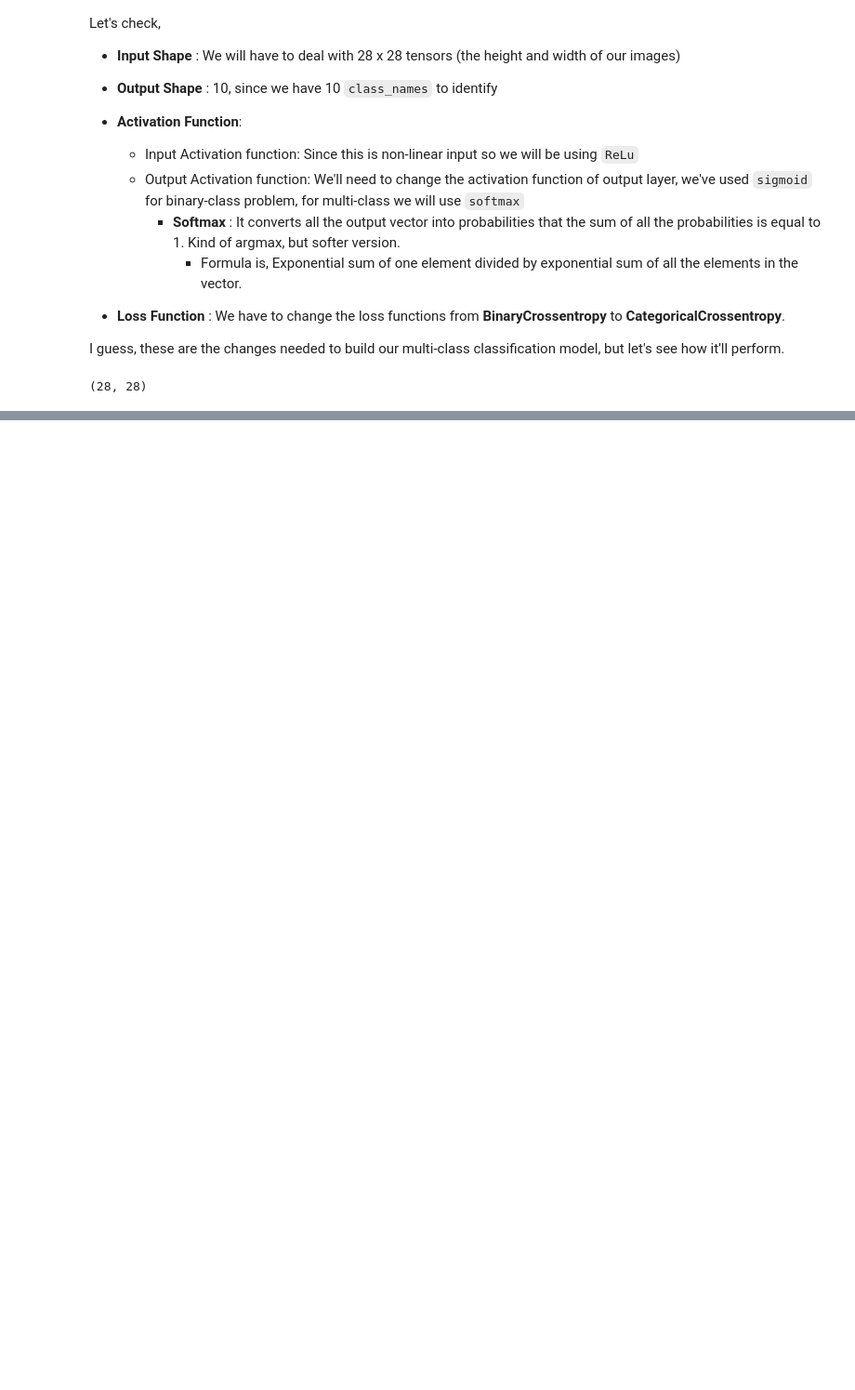
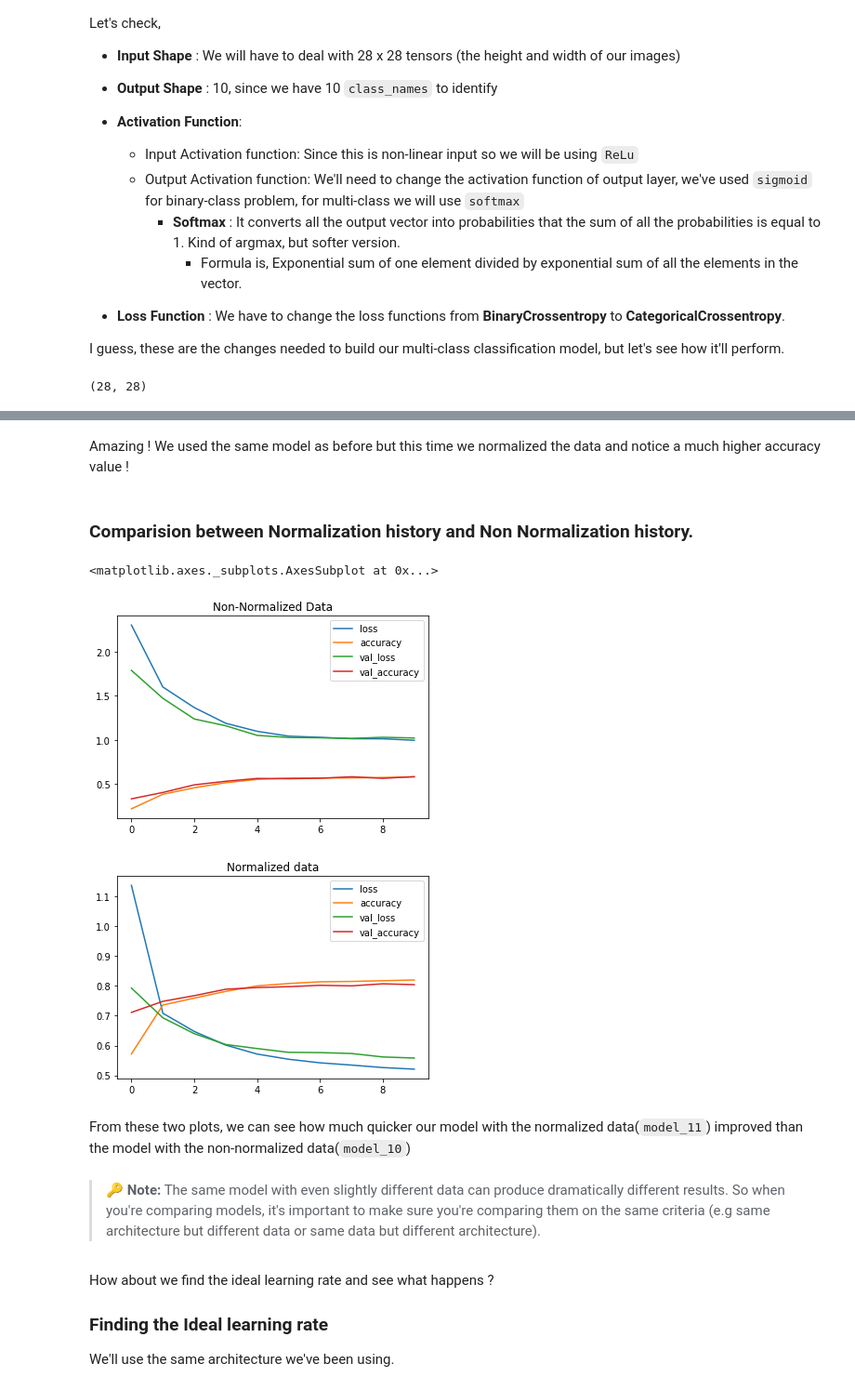
Before and after one commit to SaketMunda/tensorflow-fundamentals, a Jupyter notebook: 02_neural_network_classfication_with_tensorflow.ipynb, the cells around one changed output, grey strips where cells are left out. Shown at 93% size. Drawn from its saved outputs; the diff is of its cells as text; code cells hidden in the pictures; blank space fills up the shorter version.

```diff
--- a/02_neural_network_classfication_with_tensorflow.ipynb
+++ b/02_neural_network_classfication_with_tensorflow.ipynb
@@ -1326,0 +1392,4 @@ Epoch 10/10
+# %%
+# let's normalize our training and test data
+train_data_norm = train_data / train_data.max()
+test_data_norm = test_data / test_data.max()
@@ -1326,0 +1425,22 @@ Epoch 10/10
+# %%
+# set random seed
+tf.random.set_seed(17)
+
+# Create a model
+model_11 = tf.keras.Sequential([
+    tf.keras.layers.Flatten(input_shape=(28,28)),
+    tf.keras.layers.Dense(4, activation='relu'),
+    tf.keras.layers.Dense(4, activation='relu'),
+    tf.keras.layers.Dense(10, activation='softmax')
+])
+
+# Compiling a model
+model_11.compile(loss=tf.keras.losses.SparseCategoricalCrossentropy(),
+                 optimizer=tf.keras.optimizers.Adam(),
+                 metrics=['accuracy'])
+
+# Fitting a model
+norm_history = model_11.fit(train_data_norm,
+                            train_labels,
+                            epochs=10,
+                            validation_data=(test_data_norm, test_labels))
@@ -1326,0 +1468,23 @@ Epoch 10/10
+# %% [markdown]
+Amazing ! We used the same model as before but this time we normalized the data and notice a much higher accuracy value !
+# %% [markdown]
+### Comparision between Normalization history and Non Normalization history.
+# %%
+import pandas as pd
+
+pd.DataFrame(non_norm_history.history).plot(title='Non-Normalized Data')
+pd.DataFrame(norm_history.history).plot(title='Normalized data')
+# %% [output]
+<matplotlib.axes._subplots.AxesSubplot at 0x...>
+[figure, added]
+[figure, added]
+# %% [markdown]
+From these two plots, we can see how much quicker our model with the normalized data(`model_11`) improved than the model with the non-normalized data(`model_10`)
+# %% [markdown]
+> 🔑 **Note:** The same model with even slightly different data can produce dramatically different results. So when you're comparing models, it's important to make sure you're comparing them on the same criteria (e.g same architecture but different data or same data but different architecture).
+# %% [markdown]
+How about we find the ideal learning rate and see what happens ?
+
+### Finding the Ideal learning rate
+
+We'll use the same architecture we've been using.
```
Also changed, not shown: parts of 36 cells of this notebook.
